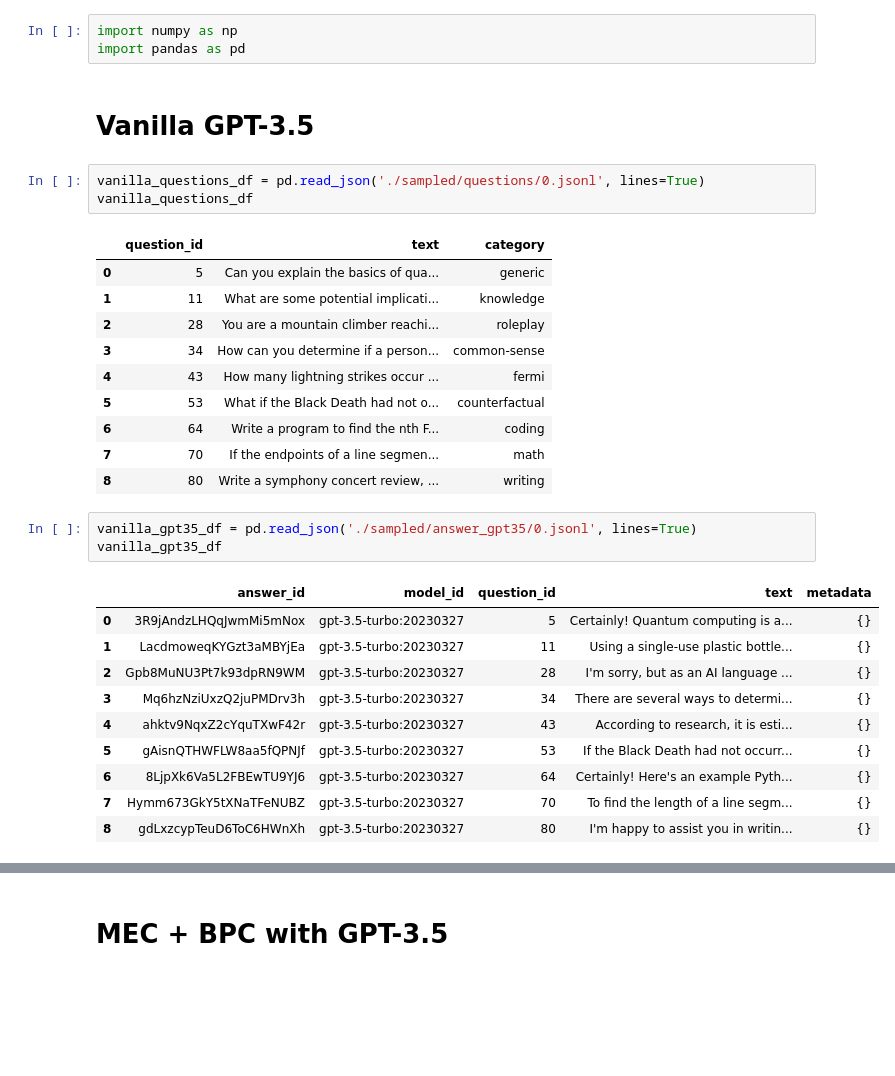
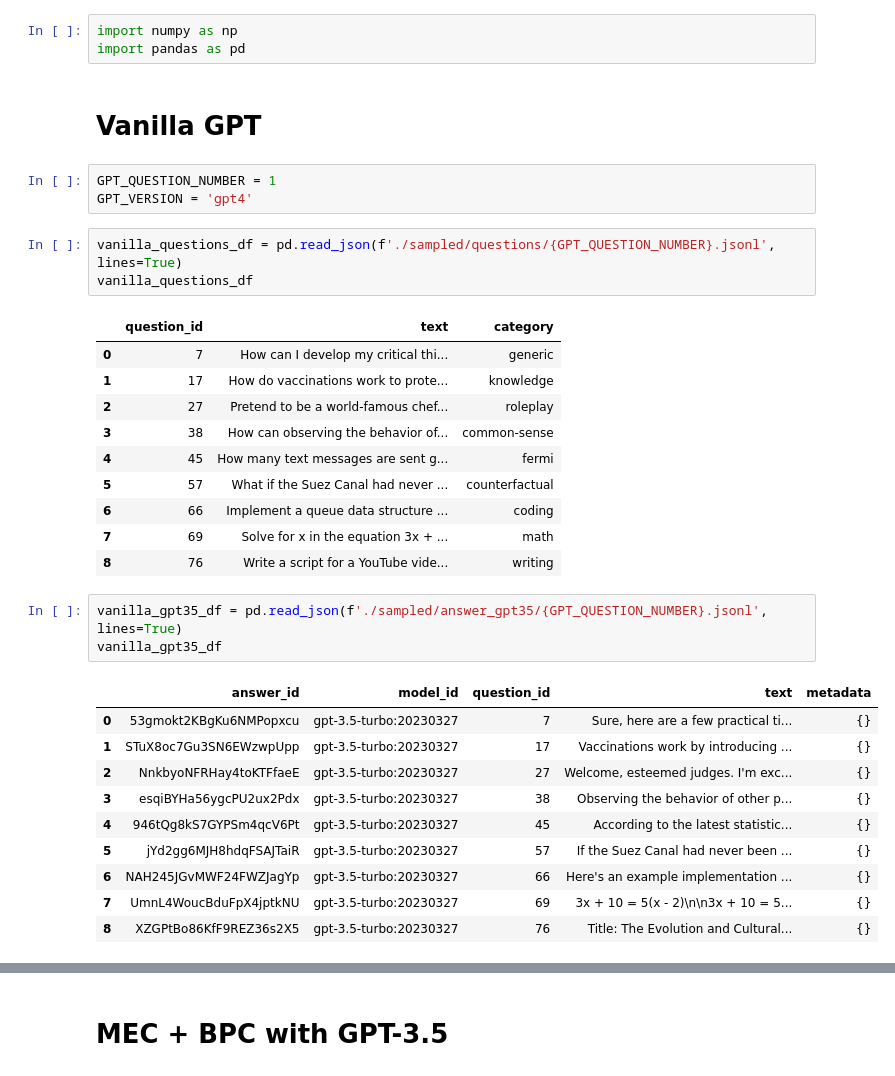
Before and after one commit to Thesis-LLM-as-a-judge-AUAS/fair-eval, a Jupyter notebook: sampled_vicuna_merging.ipynb, the cells around one changed output, grey strips where cells are left out. Cells and saved outputs as stored; diff of their text form; blank space fills up the shorter version.

```diff
--- a/sampled_vicuna_merging.ipynb
+++ b/sampled_vicuna_merging.ipynb
@@ -2,33 +2,36 @@
 import numpy as np
 import pandas as pd
 # %% [markdown]
-# Vanilla GPT-3.5
+# Vanilla GPT
+# %%
+GPT_QUESTION_NUMBER = 1
+GPT_VERSION = 'gpt4'
 # %%
-vanilla_questions_df = pd.read_json('./sampled/questions/0.jsonl', lines=True)
+vanilla_questions_df = pd.read_json(f'./sampled/questions/{GPT_QUESTION_NUMBER}.jsonl', lines=True)
 vanilla_questions_df
 # %% [output]
 |  | question_id | text | category |
-| 0 | 5 | Can you explain the basics of qua... | generic |
-| 1 | 11 | What are some potential implicati... | knowledge |
-| 2 | 28 | You are a mountain climber reachi... | roleplay |
-| 3 | 34 | How can you determine if a person... | common-sense |
-| 4 | 43 | How many lightning strikes occur ... | fermi |
-| 5 | 53 | What if the Black Death had not o... | counterfactual |
-| 6 | 64 | Write a program to find the nth F... | coding |
-| 7 | 70 | If the endpoints of a line segmen... | math |
-| 8 | 80 | Write a symphony concert review, ... | writing |
+| 0 | 7 | How can I develop my critical thi... | generic |
+| 1 | 17 | How do vaccinations work to prote... | knowledge |
+| 2 | 27 | Pretend to be a world-famous chef... | roleplay |
+| 3 | 38 | How can observing the behavior of... | common-sense |
+| 4 | 45 | How many text messages are sent g... | fermi |
+| 5 | 57 | What if the Suez Canal had never ... | counterfactual |
+| 6 | 66 | Implement a queue data structure ... | coding |
+| 7 | 69 | Solve for x in the equation 3x + ... | math |
+| 8 | 76 | Write a script for a YouTube vide... | writing |
 # %%
-vanilla_gpt35_df = pd.read_json('./sampled/answer_gpt35/0.jsonl', lines=True)
+vanilla_gpt35_df = pd.read_json(f'./sampled/answer_gpt35/{GPT_QUESTION_NUMBER}.jsonl', lines=True)
 vanilla_gpt35_df
 # %% [output]
 |  | answer_id | model_id | question_id | text | metadata |
-| 0 | 3R9jAndzLHQqJwmMi5mNox | gpt-3.5-turbo:20230327 | 5 | Certainly! Quantum computing is a... | {} |
-| 1 | LacdmoweqKYGzt3aMBYjEa | gpt-3.5-turbo:20230327 | 11 | Using a single-use plastic bottle... | {} |
-| 2 | Gpb8MuNU3Pt7k93dpRN9WM | gpt-3.5-turbo:20230327 | 28 | I'm sorry, but as an AI language ... | {} |
-| 3 | Mq6hzNziUxzQ2juPMDrv3h | gpt-3.5-turbo:20230327 | 34 | There are several ways to determi... | {} |
-| 4 | ahktv9NqxZ2cYquTXwF42r | gpt-3.5-turbo:20230327 | 43 | According to research, it is esti... | {} |
-| 5 | gAisnQTHWFLW8aa5fQPNJf | gpt-3.5-turbo:20230327 | 53 | If the Black Death had not occurr... | {} |
-| 6 | 8LjpXk6Va5L2FBEwTU9YJ6 | gpt-3.5-turbo:20230327 | 64 | Certainly! Here's an example Pyth... | {} |
-| 7 | Hymm673GkY5tXNaTFeNUBZ | gpt-3.5-turbo:20230327 | 70 | To find the length of a line segm... | {} |
-| 8 | gdLxzcypTeuD6ToC6HWnXh | gpt-3.5-turbo:20230327 | 80 | I'm happy to assist you in writin... | {} |
+| 0 | 53gmokt2KBgKu6NMPopxcu | gpt-3.5-turbo:20230327 | 7 | Sure, here are a few practical ti... | {} |
+| 1 | STuX8oc7Gu3SN6EWzwpUpp | gpt-3.5-turbo:20230327 | 17 | Vaccinations work by introducing ... | {} |
+| 2 | NnkbyoNFRHay4toKTFfaeE | gpt-3.5-turbo:20230327 | 27 | Welcome, esteemed judges. I'm exc... | {} |
+| 3 | esqiBYHa56ygcPU2ux2Pdx | gpt-3.5-turbo:20230327 | 38 | Observing the behavior of other p... | {} |
+| 4 | 946tQg8kS7GYPSm4qcV6Pt | gpt-3.5-turbo:20230327 | 45 | According to the latest statistic... | {} |
+| 5 | jYd2gg6MJH8hdqFSAJTaiR | gpt-3.5-turbo:20230327 | 57 | If the Suez Canal had never been ... | {} |
+| 6 | NAH245JGvMWF24FWZJagYp | gpt-3.5-turbo:20230327 | 66 | Here's an example implementation ... | {} |
+| 7 | UmnL4WoucBduFpX4jptkNU | gpt-3.5-turbo:20230327 | 69 | 3x + 10 = 5(x - 2)\n\n3x + 10 = 5... | {} |
+| 8 | XZGPtBo86KfF9REZ36s2X5 | gpt-3.5-turbo:20230327 | 76 | Title: The Evolution and Cultural... | {} |
 # %%
```
Also changed, not shown: parts of 14 cells of this notebook, 49 other files.
